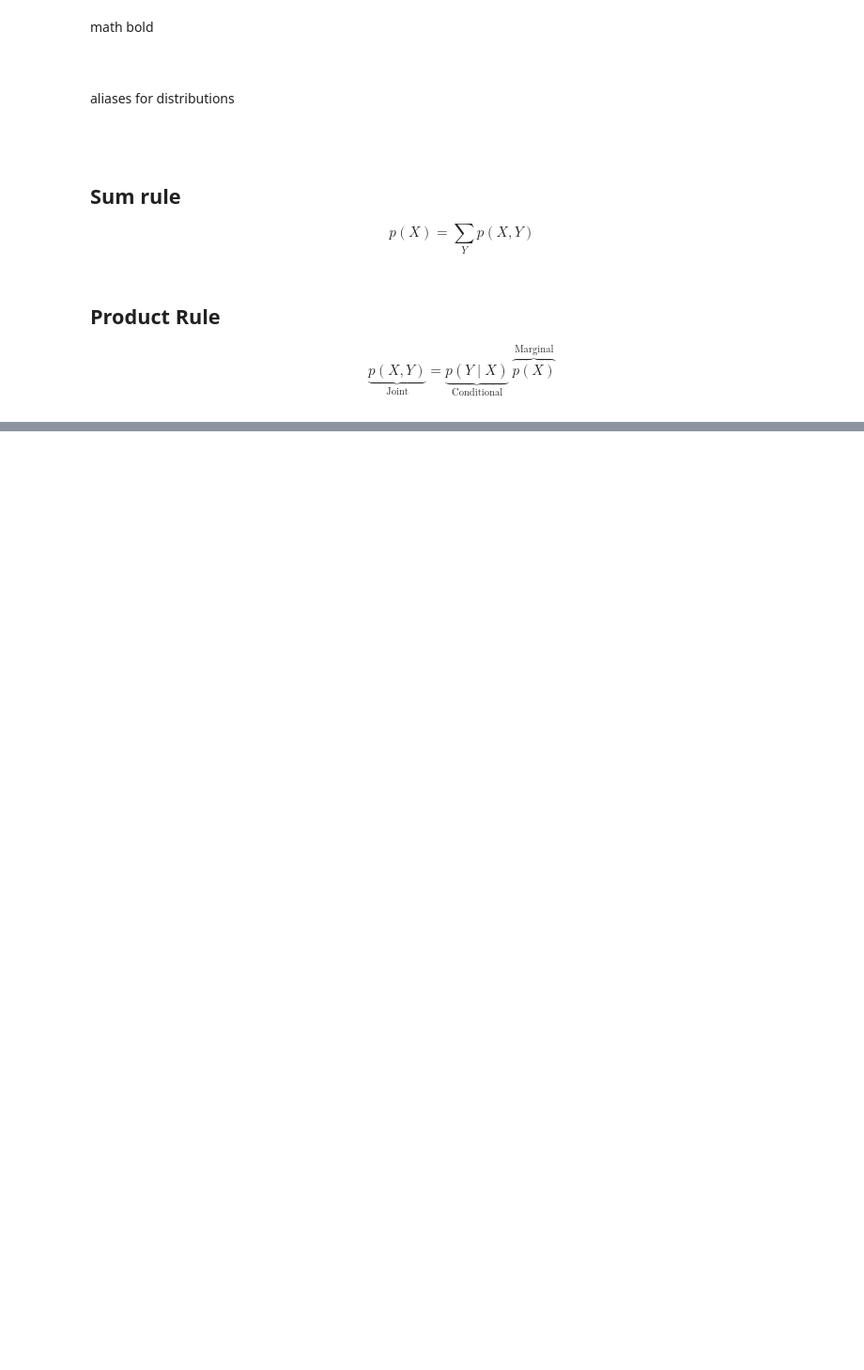
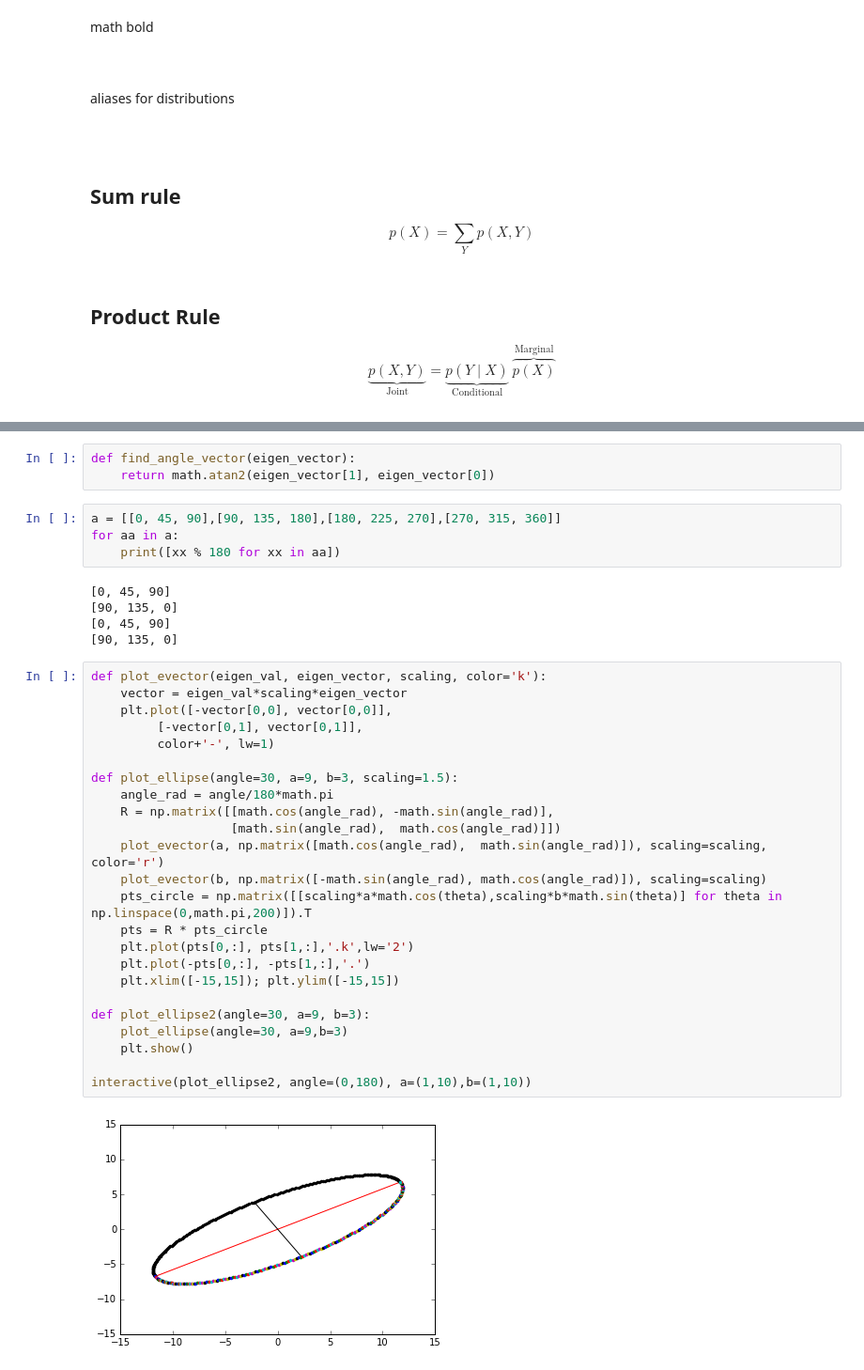
Before and after one commit to john-von-seneca/ml-and-what-not, a Jupyter notebook: void-main/introduction/2-probability-theory.ipynb, the cells around one changed output, grey strips where cells are left out. Shown at 94% size. Drawn from its saved outputs; the diff is of its cells as text; blank space fills up the shorter version.

```diff
--- a/void-main/introduction/2-probability-theory.ipynb
+++ b/void-main/introduction/2-probability-theory.ipynb
@@ -197,0 +214,38 @@ $$
+# %%
+def find_angle_vector(eigen_vector):
+    return math.atan2(eigen_vector[1], eigen_vector[0])
+# %%
+a = [[0, 45, 90],[90, 135, 180],[180, 225, 270],[270, 315, 360]]
+for aa in a:
+    print([xx % 180 for xx in aa])
+# %% [output]
+[0, 45, 90]
+[90, 135, 0]
+[0, 45, 90]
+[90, 135, 0]
+# %%
+def plot_evector(eigen_val, eigen_vector, scaling, color='k'):
+    vector = eigen_val*scaling*eigen_vector
+    plt.plot([-vector[0,0], vector[0,0]],
+         [-vector[0,1], vector[0,1]],
+         color+'-', lw=1)
+
+def plot_ellipse(angle=30, a=9, b=3, scaling=1.5):
+    angle_rad = angle/180*math.pi
+    R = np.matrix([[math.cos(angle_rad), -math.sin(angle_rad)],
+                   [math.sin(angle_rad),  math.cos(angle_rad)]])
+    plot_evector(a, np.matrix([math.cos(angle_rad),  math.sin(angle_rad)]), scaling=scaling, color='r')
+    plot_evector(b, np.matrix([-math.sin(angle_rad), math.cos(angle_rad)]), scaling=scaling)
+    pts_circle = np.matrix([[scaling*a*math.cos(theta),scaling*b*math.sin(theta)] for theta in np.linspace(0,math.pi,200)]).T
+    pts = R * pts_circle
+    plt.plot(pts[0,:], pts[1,:],'.k',lw='2')
+    plt.plot(-pts[0,:], -pts[1,:],'.')
+    plt.xlim([-15,15]); plt.ylim([-15,15])
+
+def plot_ellipse2(angle=30, a=9, b=3):
+    plot_ellipse(angle=30, a=9,b=3)
+    plt.show()
+
+interactive(plot_ellipse2, angle=(0,180), a=(1,10),b=(1,10))
+# %% [output]
+[figure, added]
```
Also changed, not shown: parts of 33 cells of this notebook, 1 other file.
